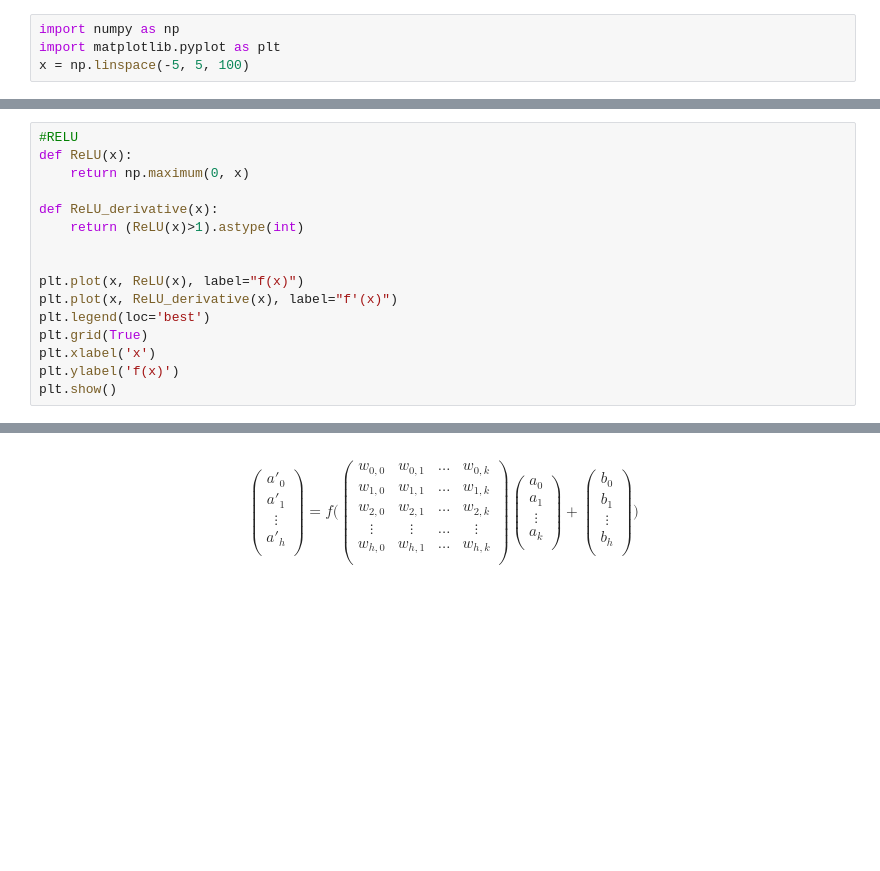
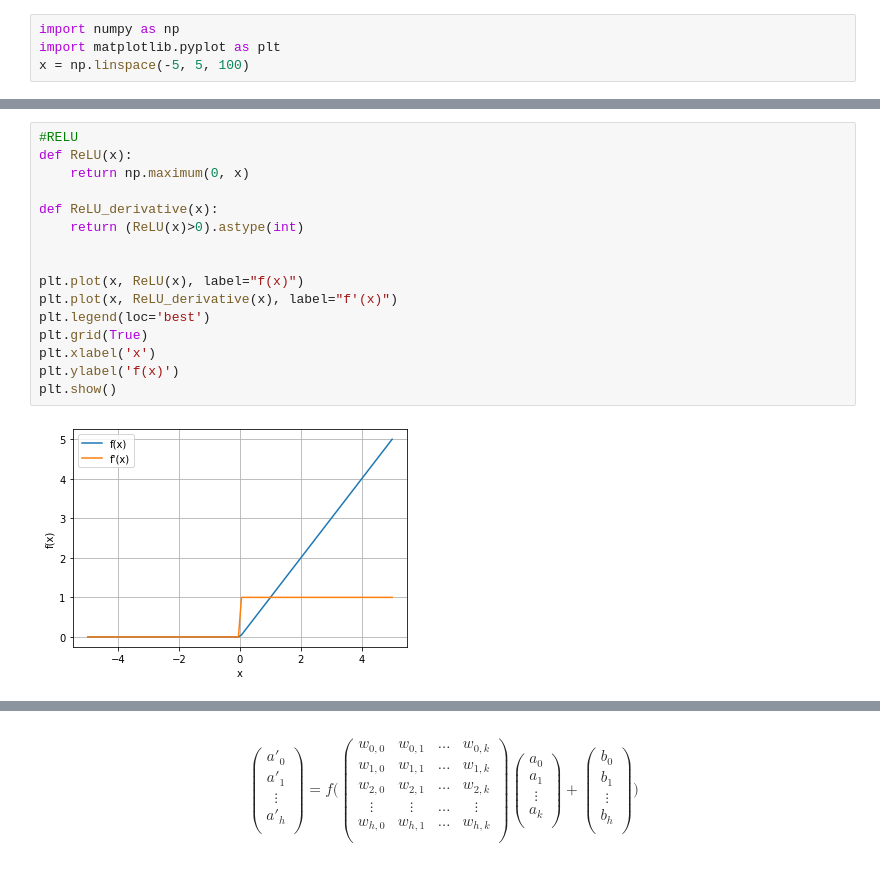
Before and after one commit to Humboldt-WI/delta, a Jupyter notebook: exercises/Ex04_NN_primer/Ex04-NN-Primer-part1.ipynb, the cells around one changed output, grey strips where cells are left out. Saved outputs shown, nothing was run; the diff lists cells and outputs as text; blank space fills up the shorter version.

```diff
--- a/exercises/Ex04_NN_primer/Ex04-NN-Primer-part1.ipynb
+++ b/exercises/Ex04_NN_primer/Ex04-NN-Primer-part1.ipynb
@@ -126,19 +158,21 @@ plt.show()
 # %%
 #RELU
 def ReLU(x):
     return np.maximum(0, x)
 
 def ReLU_derivative(x):
-    return (ReLU(x)>1).astype(int)
+    return (ReLU(x)>0).astype(int)
 
 
 plt.plot(x, ReLU(x), label="f(x)")
 plt.plot(x, ReLU_derivative(x), label="f'(x)")
 plt.legend(loc='best')
 plt.grid(True)
 plt.xlabel('x')
 plt.ylabel('f(x)')
 plt.show()
+# %% [output]
+[figure, added]
 # %% [markdown]
 So we have here a fully connected layer. The connections between layers represent **2 weight matrices**:
 
```
Also changed, not shown: parts of 7 cells of this notebook, 1 other file.
